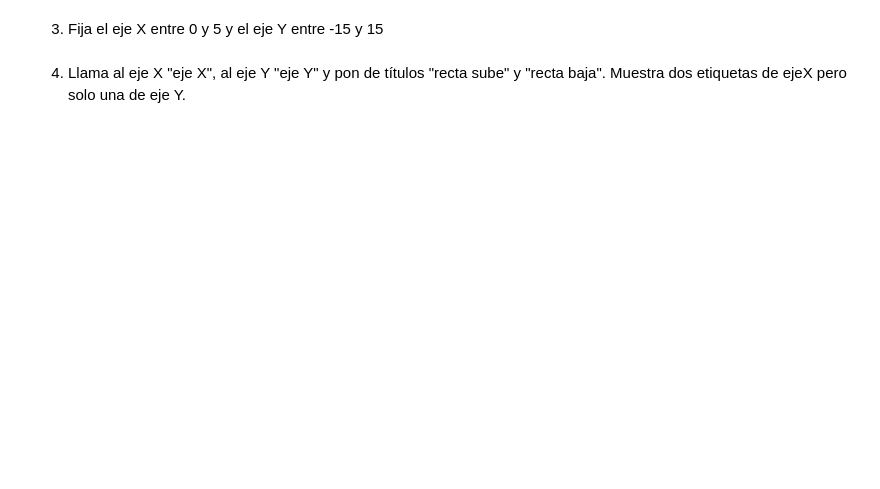
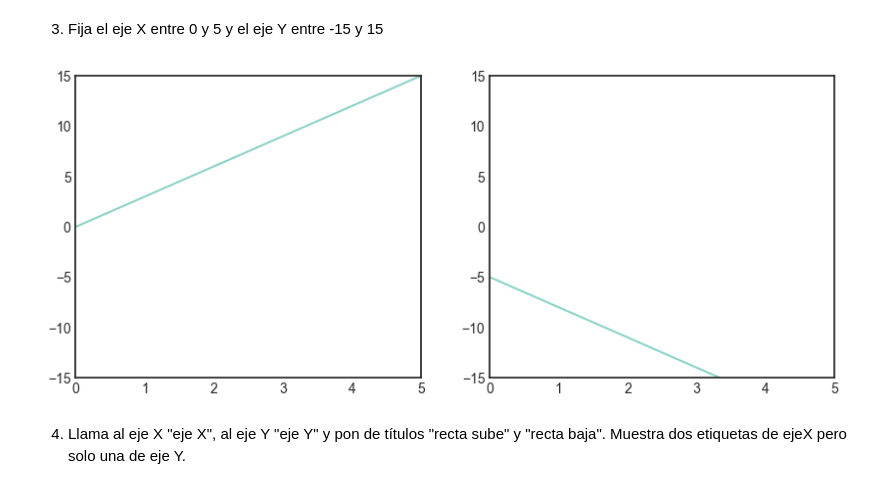
Before and after one commit to fgoiri/2026-02-BILBAO-FT-Data-Science, a Jupyter notebook: 2-Data_Analysis/6-Visualización/1-Matplotlib/ejercicios/ejercicios_Matplotlib_FGO.ipynb, the cells around one changed output. Saved outputs shown, nothing was run; the diff lists cells and outputs as text; code cells hidden in the pictures; blank space fills up the shorter version.

```diff
--- a/2-Data_Analysis/6-Visualización/1-Matplotlib/ejercicios/ejercicios_Matplotlib_FGO.ipynb
+++ b/2-Data_Analysis/6-Visualización/1-Matplotlib/ejercicios/ejercicios_Matplotlib_FGO.ipynb
@@ -17,4 +32,18 @@ Elige la precisión en el eje X que desees.
 # %% [markdown]
 3. Fija el eje X entre 0 y 5 y el eje Y entre -15 y 15
+# %%
+plt.figure(figsize=(10,4))
+
+plt.subplot(1,2,1)
+plt.plot(x, y1)
+plt.xlim(0,5) # fijar eje x entre 0 y 5
+plt.ylim(-15,15) # fijar eje y entre -15 y 15
+
+plt.subplot(1,2,2)
+plt.plot(x, y2)
+plt.xlim(0,5)
+plt.ylim(-15,15);
+# %% [output]
+[figure, added]
 # %% [markdown]
 4. Llama al eje X "eje X", al eje Y "eje Y" y pon de títulos "recta sube" y "recta baja". Muestra dos etiquetas de ejeX pero solo una de eje Y.
```
Also changed, not shown: parts of 19 cells of this notebook, 7 other files.
